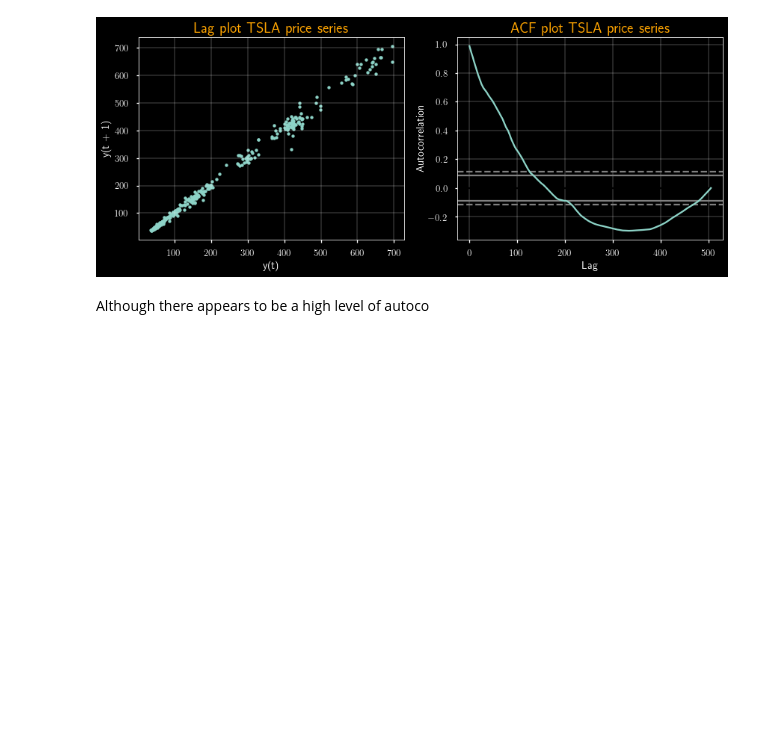
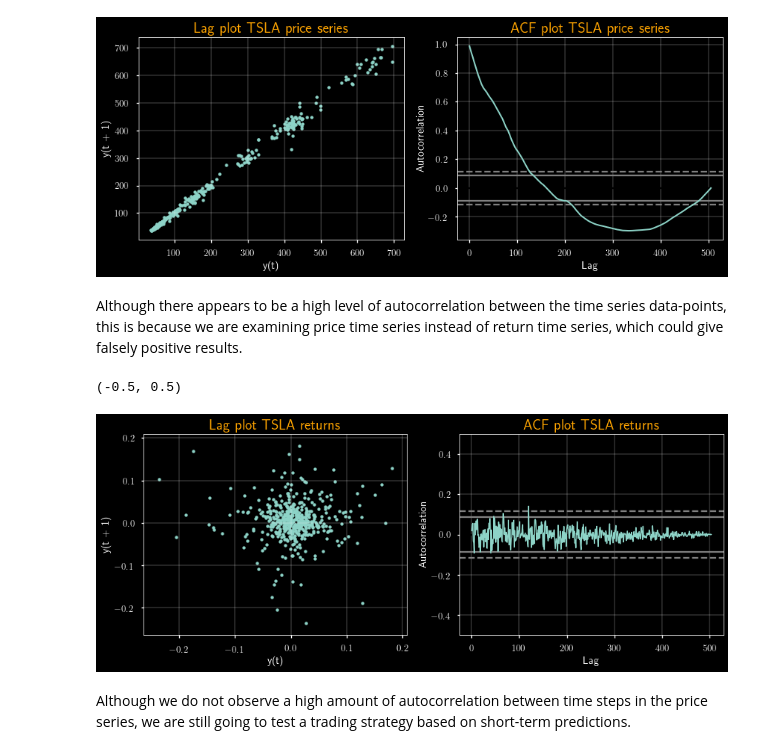
Before and after one commit to marcocappai00/Quantitative-Finance, a Jupyter notebook: Econometrics_trading_model.ipynb, the cells around one changed output. Saved outputs shown, nothing was run; the diff lists cells and outputs as text; code cells hidden in the pictures; blank space fills up the shorter version.

```diff
--- a/Econometrics_trading_model.ipynb
+++ b/Econometrics_trading_model.ipynb
@@ -50,5 +55,24 @@ ax[1].set_title('ACF plot TSLA price series',
 ax[1].grid(linewidth=0.3)
 # %% [output]
 [figure]
-# %% [markdown]
-Although there appears to be a high level of autoco
+# %% [markdown]
+Although there appears to be a high level of autocorrelation between the time series data-points, this is because we are examining price time series instead of return time series, which could give falsely positive results.
+# %%
+#Calculating log-returns
+r = np.log(price_df) - np.log(price_df.shift(1)).dropna()
+fig, ax = plt.subplots(1,2, figsize=(14,5))
+lag_plot(r, s=15, ax=ax[0])
+ax[0].set_title('Lag plot TSLA returns',
+               fontsize=20, color='orange')
+ax[0].grid(linewidth=0.3)
+autocorrelation_plot(r[1:-1], ax=ax[1],
+                    linewidth=1.5)
+ax[1].set_title('ACF plot TSLA returns',
+               fontsize=20, color='orange')
+ax[1].grid(linewidth=0.3)
+ax[1].set_ylim(-0.5, 0.5)
+# %% [output]
+(-0.5, 0.5)
+[figure, added]
+# %% [markdown]
+Although we do not observe a high amount of autocorrelation between time steps in the price series, we are still going to test a trading strategy based on short-term predictions.
```
Also changed, not shown: parts of 11 cells of this notebook.
